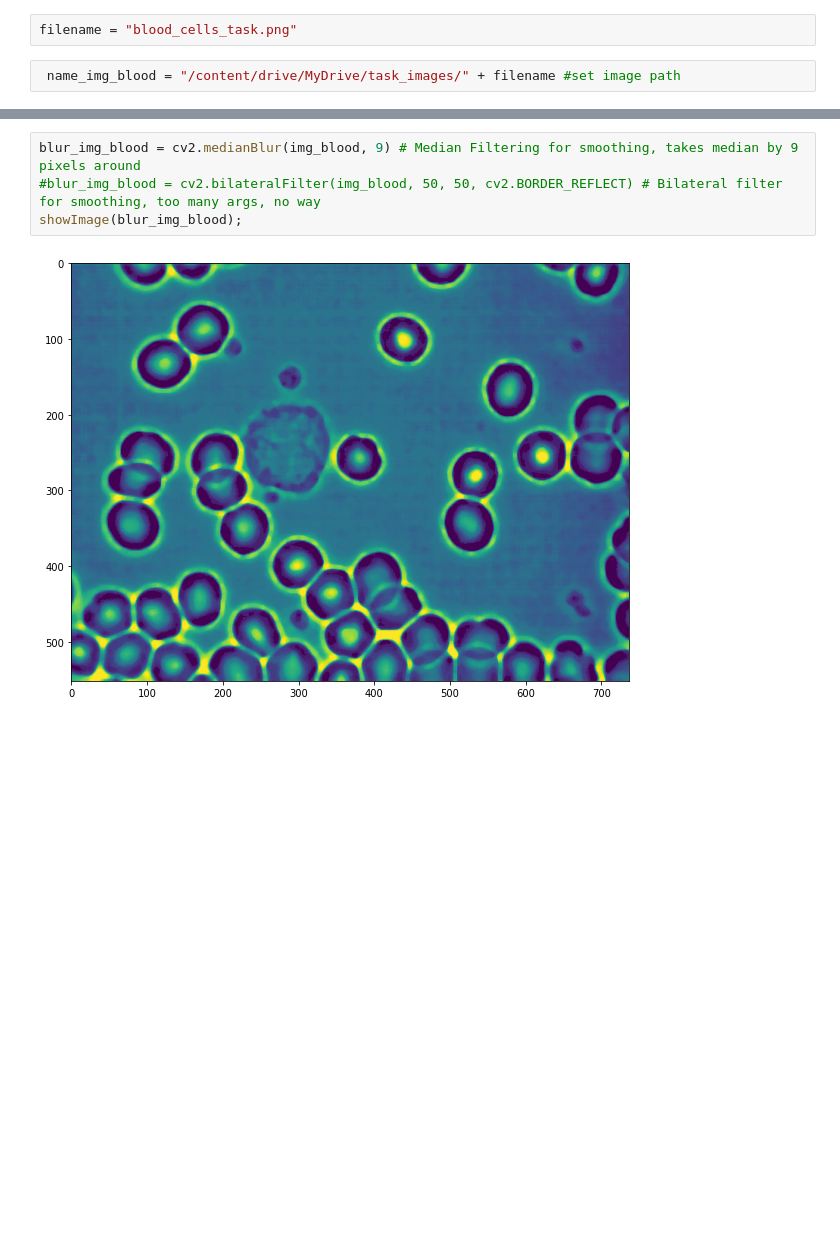
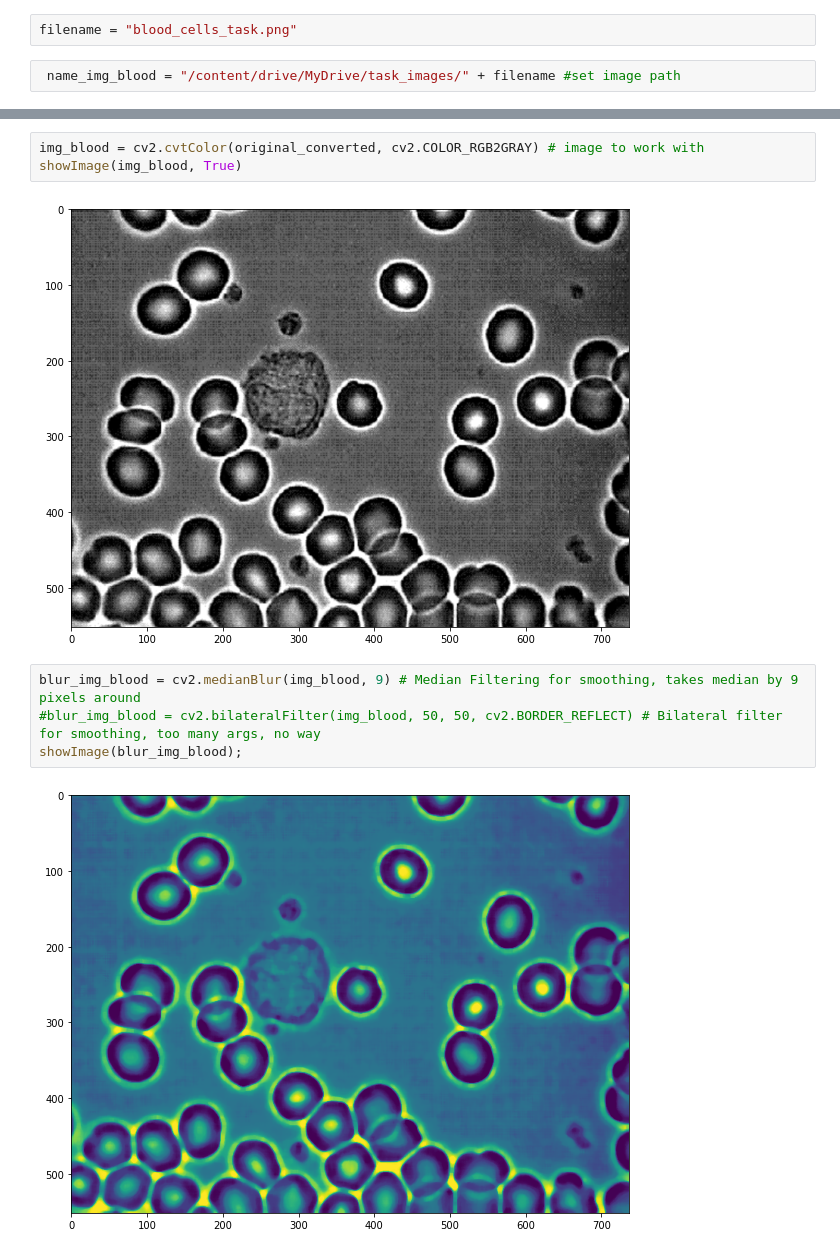
Before and after one commit to NatashaTihonova/ComputerVisionProject, a Jupyter notebook: blood_cells_task.ipynb, the cells around one changed output, grey strips where cells are left out. Cells and saved outputs as stored; diff of their text form; blank space fills up the shorter version.

```diff
--- a/blood_cells_task.ipynb
+++ b/blood_cells_task.ipynb
@@ -31,3 +35,8 @@ showImage(img_blood)
+# %%
+img_blood = cv2.cvtColor(original_converted, cv2.COLOR_RGB2GRAY) # image to work with
+showImage(img_blood, True)
+# %% [output]
+[figure, added]
 # %%
 blur_img_blood = cv2.medianBlur(img_blood, 9) # Median Filtering for smoothing, takes median by 9 pixels around
 #blur_img_blood = cv2.bilateralFilter(img_blood, 50, 50, cv2.BORDER_REFLECT) # Bilateral filter for smoothing, too many args, no way
```
Also changed, not shown: parts of 4 cells of this notebook.
